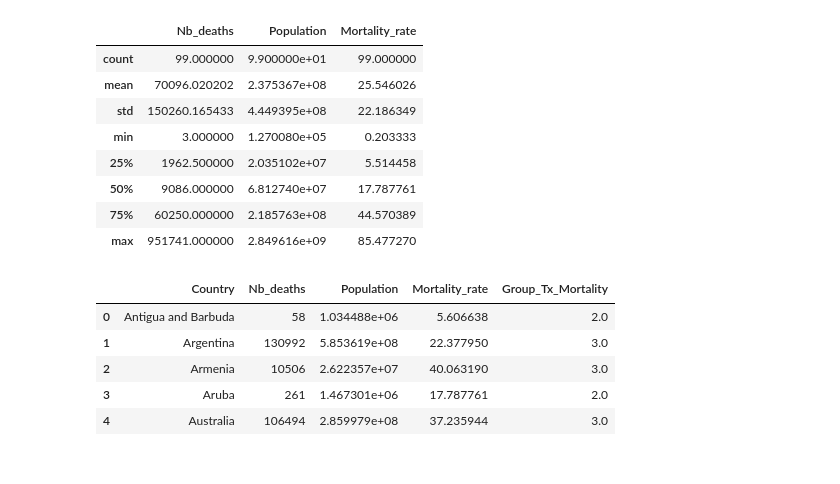
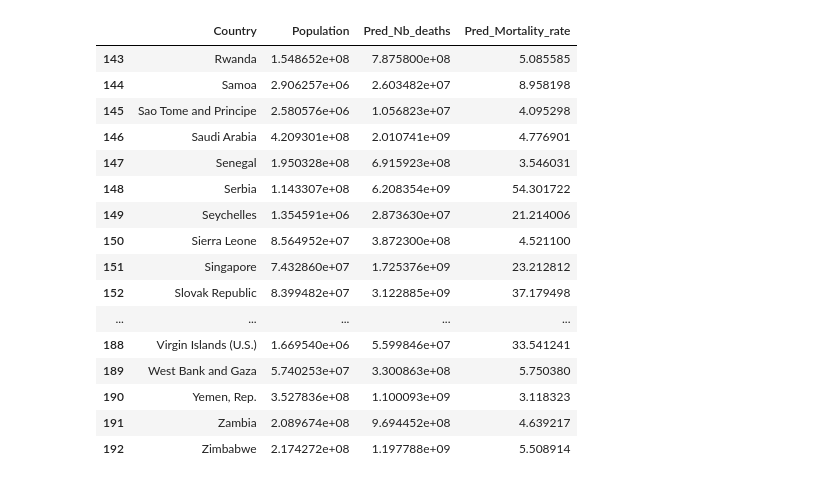
Before and after one commit to assitanDiarra/ENSAE_Python, a Jupyter notebook: 3. Prédiction de la carte finale.ipynb, the cells around one changed output. Drawn from its saved outputs; the diff is of its cells as text; code cells hidden in the pictures.

```diff
--- a/3. Prédiction de la carte finale.ipynb
+++ b/3. Prédiction de la carte finale.ipynb
@@ -129,34 +214,38 @@ df_TxMortbyC
-# %%
-# on crée 4 tranches de même taille
-df_TxMortbyC.describe()
-# %% [output]
-|  | Nb_deaths | Population | Mortality_rate |
-| count | 99.000000 | 9.900000e+01 | 99.000000 |
-| mean | 70096.020202 | 2.375367e+08 | 25.546026 |
-| std | 150260.165433 | 4.449395e+08 | 22.186349 |
-| min | 3.000000 | 1.270080e+05 | 0.203333 |
-| 25% | 1962.500000 | 2.035102e+07 | 5.514458 |
-| 50% | 9086.000000 | 6.812740e+07 | 17.787761 |
-| 75% | 60250.000000 | 2.185763e+08 | 44.570389 |
-| max | 951741.000000 | 2.849616e+09 | 85.477270 |
-# %%
-# tranche1 : du min au quantile à 25%
-df_TxMortbyC.loc[(df_TxMortbyC["Mortality_rate"] <= np.percentile(df_TxMortbyC['Mortality_rate'], 25)) , "Group_Tx_Mortality"] = 1
-# tranche2 : du quantile à 25% au quantile à 50%
-df_TxMortbyC.loc[ (df_TxMortbyC["Mortality_rate"] > np.percentile(df_TxMortbyC['Mortality_rate'], 25)) &(df_TxMortbyC["Mortality_rate"] <= np.percentile(df_TxMortbyC['Mortality_rate'], 50)) , "Group_Tx_Mortality"] = 2
-# tranche3 : du quantile à 50% au quantile à 75%
-df_TxMortbyC.loc[ (df_TxMortbyC["Mortality_rate"] > np.percentile(df_TxMortbyC['Mortality_rate'], 50)) &(df_TxMortbyC["Mortality_rate"] <= np.percentile(df_TxMortbyC['Mortality_rate'], 75)) , "Group_Tx_Mortality"] = 3
-# tranche4 : du quantile à 75% au quantile au max.
-df_TxMortbyC.loc[ (df_TxMortbyC["Mortality_rate"] > np.percentile(df_TxMortbyC['Mortality_rate'], 75))  , "Group_Tx_Mortality"] = 4
-
-df_TxMortbyC.head()
-# %% [output]
-|  | Country | Nb_deaths | Population | Mortality_rate | Group_Tx_Mortality |
-| 0 | Antigua and Barbuda | 58 | 1.034488e+06 | 5.606638 | 2.0 |
-| 1 | Argentina | 130992 | 5.853619e+08 | 22.377950 | 3.0 |
-| 2 | Armenia | 10506 | 2.622357e+07 | 40.063190 | 3.0 |
-| 3 | Aruba | 261 | 1.467301e+06 | 17.787761 | 2.0 |
-| 4 | Australia | 106494 | 2.859979e+08 | 37.235944 | 3.0 |
+# %%
+# on multiplie le taux de mortalité prédit par la population
+# car ce n'est pas correct de faire la moyenne d'une moyenne pour obtenir le taux de mortalité prédit par pays
+df_pred['Pred_Nb_deaths'] = df_pred['Pred_Mortality_rate'] * df_pred['Population']
+
+# On calcule le nombre de morts par pays
+Nb_deaths_by_country = df_pred.groupby(['Country'])['Pred_Nb_deaths'].sum()
+
+# On calcule la population par pays
+Pop_by_country = df_pred.groupby(['Country'])['Population'].sum()
+
+# On met les deux vecteurs dans un dataframe
+df_TxMortbyC = pd.DataFrame({'Country':Nb_deaths_by_country.index, 'Pred_Nb_deaths':Nb_deaths_by_country.values, 'Population':Pop_by_country.values})
+
+# On calcule taux de mortalité prédit
+df_TxMortbyC['Pred_Mortality_rate'] = df_TxMortbyC['Pred_Nb_deaths'] / df_TxMortbyC['Population']
+df_TxMortbyC.tail(50)
+# %% [output]
+|  | Country | Population | Pred_Nb_deaths | Pred_Mortality_rate |
+| 143 | Rwanda | 1.548652e+08 | 7.875800e+08 | 5.085585 |
+| 144 | Samoa | 2.906257e+06 | 2.603482e+07 | 8.958198 |
+| 145 | Sao Tome and Principe | 2.580576e+06 | 1.056823e+07 | 4.095298 |
+| 146 | Saudi Arabia | 4.209301e+08 | 2.010741e+09 | 4.776901 |
+| 147 | Senegal | 1.950328e+08 | 6.915923e+08 | 3.546031 |
+| 148 | Serbia | 1.143307e+08 | 6.208354e+09 | 54.301722 |
+| 149 | Seychelles | 1.354591e+06 | 2.873630e+07 | 21.214006 |
+| 150 | Sierra Leone | 8.564952e+07 | 3.872300e+08 | 4.521100 |
+| 151 | Singapore | 7.432860e+07 | 1.725376e+09 | 23.212812 |
+| 152 | Slovak Republic | 8.399482e+07 | 3.122885e+09 | 37.179498 |
+| ... | ... | ... | ... | ... |
+| 188 | Virgin Islands (U.S.) | 1.669540e+06 | 5.599846e+07 | 33.541241 |
+| 189 | West Bank and Gaza | 5.740253e+07 | 3.300863e+08 | 5.750380 |
+| 190 | Yemen, Rep. | 3.527836e+08 | 1.100093e+09 | 3.118323 |
+| 191 | Zambia | 2.089674e+08 | 9.694452e+08 | 4.639217 |
+| 192 | Zimbabwe | 2.174272e+08 | 1.197788e+09 | 5.508914 |
 # %%
 df_TxMortbyC.describe()
 # %% [output]
```
Also changed, not shown: parts of 34 cells of this notebook.
